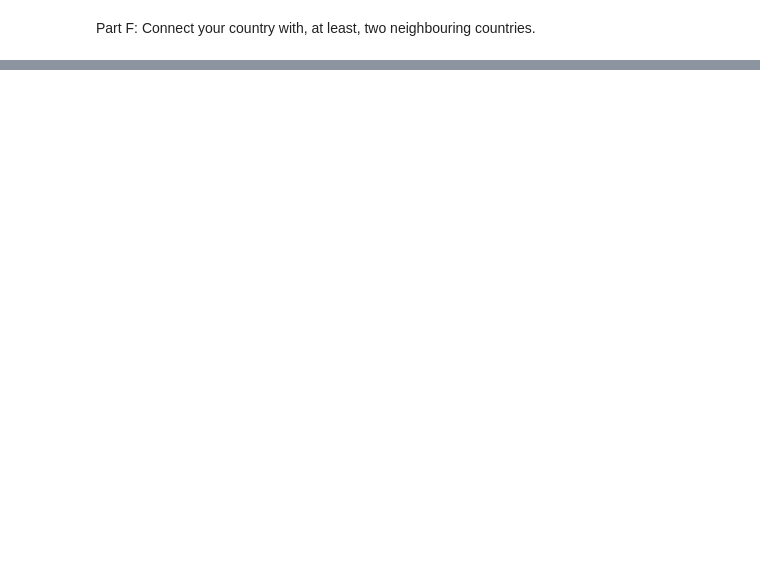
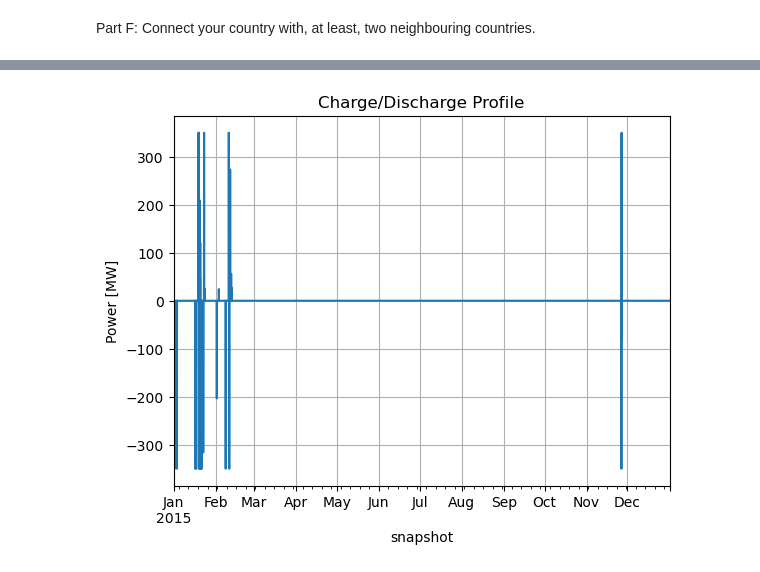
Before and after one commit to JuliaKatomena/Integrated-energy-grid, a Jupyter notebook: Project.ipynb, the cells around one changed output, grey strips where cells are left out. Cells and saved outputs as stored; diff of their text form; code cells hidden in the pictures; blank space fills up the shorter version.

Commit message:
Added Part H and source for Lion battery

```diff
--- a/Project.ipynb
+++ b/Project.ipynb
@@ -715,0 +818,16 @@ network.add("Link",
+# %%
+network.remove("Link", "COBRAcable (NLD-DNK)")
+network.remove("Link", "BritNed (NLD-GBR)")
+network.add("Carrier", "lion_battery", overwrite = True)
+network.add("StorageUnit", "lion_battery",
+            bus="electricity bus",
+            p_nom_max = 350,
+            max_hours=4,
+            p_nom_extendable = False,
+            efficiency_store=0.9,
+            efficiency_dispatch=0.9,
+            capital_cost=annuity(15, 0.07) * 300000,  # €/MW
+            marginal_cost=0,
+            carrier="battery",
+            overwrite = True,
+            cyclic_state_of_charge=True)
@@ -715,0 +845,9 @@ network.add("Link",
+# %%
+#Analyzing the Charging/Discharging Behavior of the Lion Battery
+network.storage_units_t.p["lion_battery"].plot()
+plt.title("Charge/Discharge Profile")
+plt.ylabel("Power [MW]")
+plt.grid()
+plt.show()
+# %% [output]
+[figure, added]
```
Also changed, not shown: parts of 24 cells of this notebook, 1 other file.
